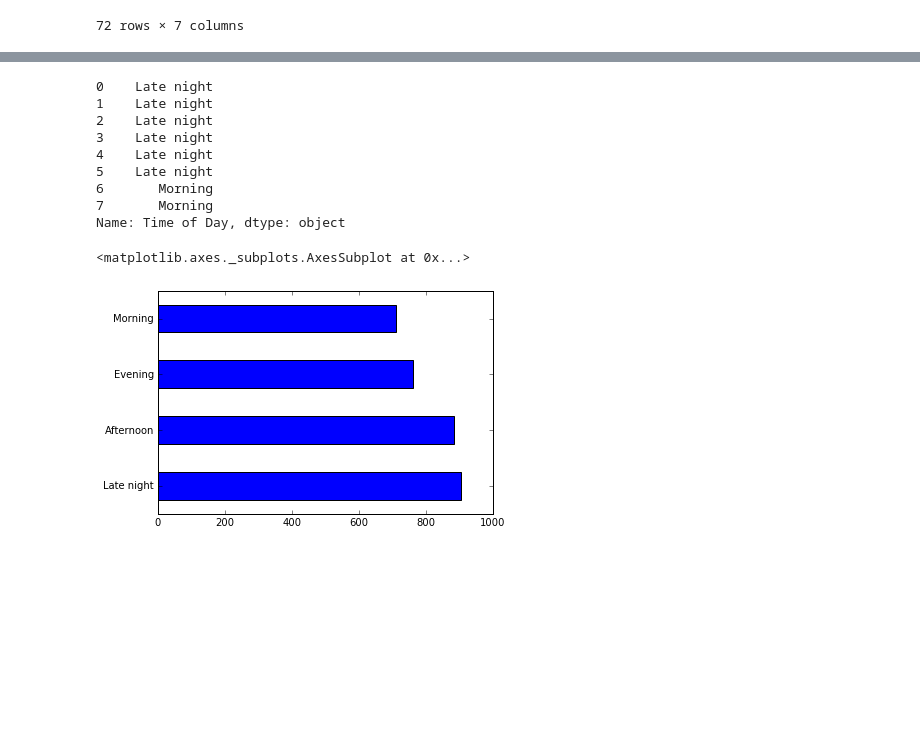
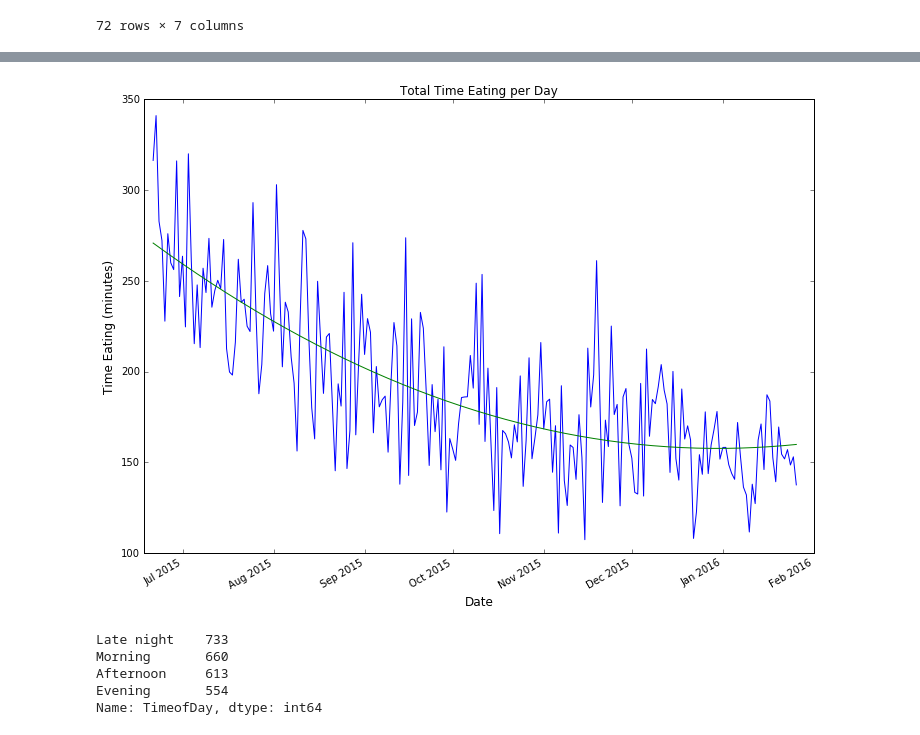
Before and after one commit to randirl17/FeedingTimes, a Jupyter notebook: nursing.ipynb, the cells around one changed output, grey strips where cells are left out. Saved outputs shown, nothing was run; the diff lists cells and outputs as text; code cells hidden in the pictures; blank space fills up the shorter version.

```diff
--- a/nursing.ipynb
+++ b/nursing.ipynb
@@ -130 +147,19 @@ df[:8]
+# %%
+xx = np.linspace(xnum.min(), xnum.max(), len(xnum))
+dd = mdates.num2date(xx)
+# %%
+fig = plt.figure(figsize=(12,9))
+ax = fig.add_subplot(111)
+
+ax.plot(xnum,bydun['TotalFeed']) #plot data
+plt.plot(dd, p4(xx), '-g') #plot fit
+
+ax.set_title('Total Time Eating per Day')
+ax.set_xlabel('Date',fontsize='large')
+ax.set_ylabel('Time Eating (minutes)',fontsize='large')
+plt.xlim(datetime(2015,6,18),datetime(2016,2,1))
+fig.autofmt_xdate()
+plt.show()
+# %% [output]
+[figure, added]
 # %%
@@ -134,17 +171,8 @@ data = pd.Series(df['Time of Day'])#, index = ['Morning','Afternoon','Evening','
 # %%
-data[:8]
+data.value_counts()
 # %% [output]
-0    Late night
-1    Late night
-2    Late night
-3    Late night
-4    Late night
-5    Late night
-6       Morning
-7       Morning
-Name: Time of Day, dtype: object
+Late night    733
+Morning       660
+Afternoon     613
+Evening       554
+Name: TimeofDay, dtype: int64
-# %%
-data.value_counts().plot(kind='barh')
-# %% [output]
-<matplotlib.axes._subplots.AxesSubplot at 0x...>
-[figure, removed]
```
Also changed, not shown: parts of 37 cells of this notebook, 5 other files.
